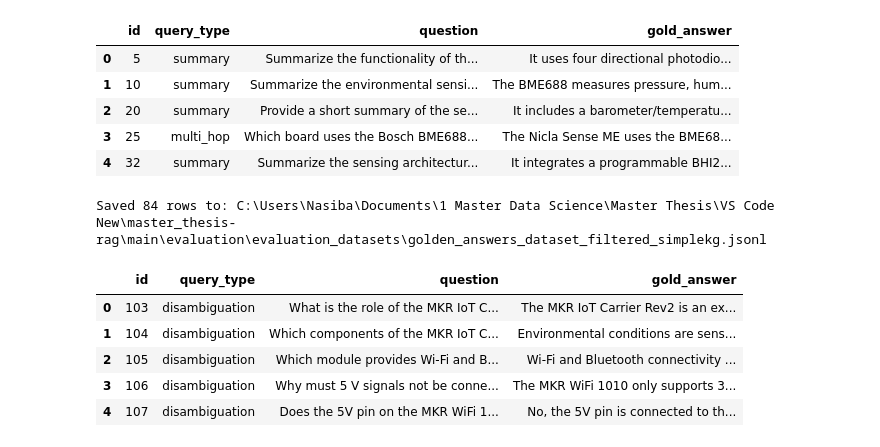
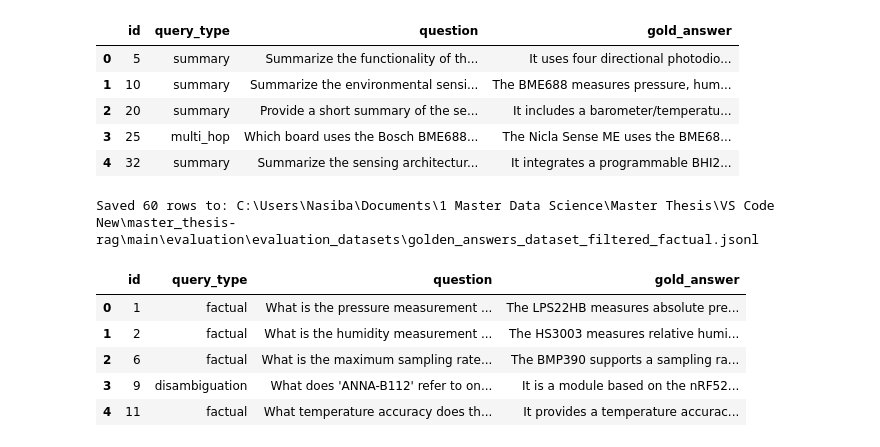
Before and after one commit to nasibatuychieva/master_thesis-rag, a Jupyter notebook: main/evaluation/evaluation_datasets/test.ipynb, the cells around one changed output. Saved outputs shown, nothing was run; the diff lists cells and outputs as text; code cells hidden in the pictures.

```diff
--- a/main/evaluation/evaluation_datasets/test.ipynb
+++ b/main/evaluation/evaluation_datasets/test.ipynb
@@ -121,43 +120,43 @@ Saved 70 rows to: C:\Users\Nasiba\Documents\1 Master Data Science\Master Thesis\
 # %%
 import pandas as pd
 from pathlib import Path
 import os
 
 PROJECT_ROOT = Path(os.getenv("PROJECT_ROOT", Path.cwd())).expanduser().resolve()
 
 # Input JSONL
-INPUT_PATH = PROJECT_ROOT / "golden_answers_dataset_short.jsonl"
+INPUT_PATH = PROJECT_ROOT / "golden_answers_dataset.jsonl"
 
 # Output JSONL
-OUTPUT_PATH = PROJECT_ROOT / "golden_answers_dataset_filtered_simplekg.jsonl"
+OUTPUT_PATH = PROJECT_ROOT / "golden_answers_dataset_filtered_factual.jsonl"
 
 # Load
 df = pd.read_json(INPUT_PATH, lines=True)
 
 # Filter
-keep_types = {"disambiguation", "factual", "multi_hop", "reasoning", "summary"}
+keep_types = {"disambiguation", "factual"}
 df_filtered = df[df["query_type"].isin(keep_types)].copy()
 
-# (Optional) nur gewünschte Spalten, falls du exakt dieses Schema willst
+
 cols = ["id", "query_type", "question", "gold_answer"]
 df_filtered = df_filtered[cols]
 
 # Save as JSONL
 df_filtered.to_json(OUTPUT_PATH, orient="records", lines=True, force_ascii=False)
 
 print(f"Saved {len(df_filtered)} rows to: {OUTPUT_PATH}")
 
 # Reload check
 df_check = pd.read_json(OUTPUT_PATH, lines=True)
 df_check.head()
 # %% [output]
-Saved 84 rows to: C:\Users\Nasiba\Documents\1 Master Data Science\Master Thesis\VS Code New\master_thesis-rag\main\evaluation\evaluation_datasets\golden_answers_dataset_filtered_simplekg.jsonl
+Saved 60 rows to: C:\Users\Nasiba\Documents\1 Master Data Science\Master Thesis\VS Code New\master_thesis-rag\main\evaluation\evaluation_datasets\golden_answers_dataset_filtered_factual.jsonl
 |  | id | query_type | question | gold_answer |
-| 0 | 103 | disambiguation | What is the role of the MKR IoT C... | The MKR IoT Carrier Rev2 is an ex... |
-| 1 | 104 | disambiguation | Which components of the MKR IoT C... | Environmental conditions are sens... |
-| 2 | 105 | disambiguation | Which module provides Wi-Fi and B... | Wi-Fi and Bluetooth connectivity ... |
-| 3 | 106 | disambiguation | Why must 5 V signals not be conne... | The MKR WiFi 1010 only supports 3... |
-| 4 | 107 | disambiguation | Does the 5V pin on the MKR WiFi 1... | No, the 5V pin is connected to th... |
+| 0 | 1 | factual | What is the pressure measurement ... | The LPS22HB measures absolute pre... |
+| 1 | 2 | factual | What is the humidity measurement ... | The HS3003 measures relative humi... |
+| 2 | 6 | factual | What is the maximum sampling rate... | The BMP390 supports a sampling ra... |
+| 3 | 9 | disambiguation | What does 'ANNA-B112' refer to on... | It is a module based on the nRF52... |
+| 4 | 11 | factual | What temperature accuracy does th... | It provides a temperature accurac... |
 # %%
 import pandas as pd
 from pathlib import Path
```
Also changed, not shown: parts of 4 cells of this notebook, 32 other files.
